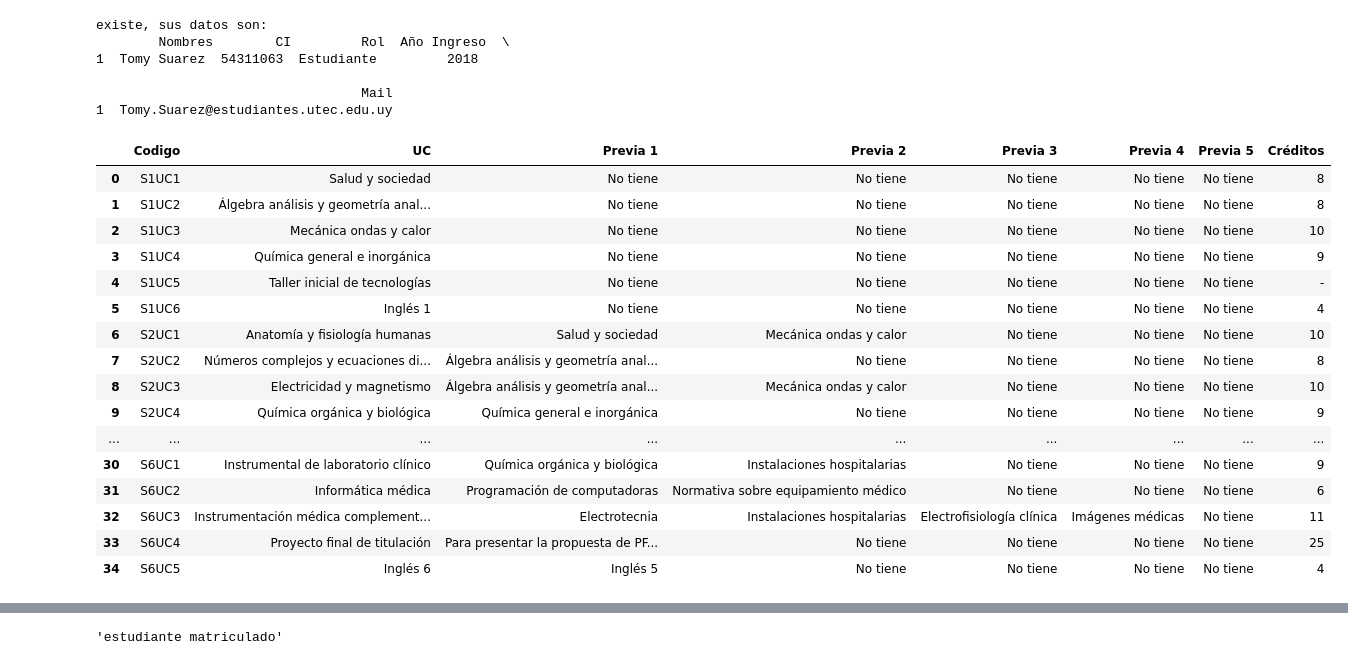
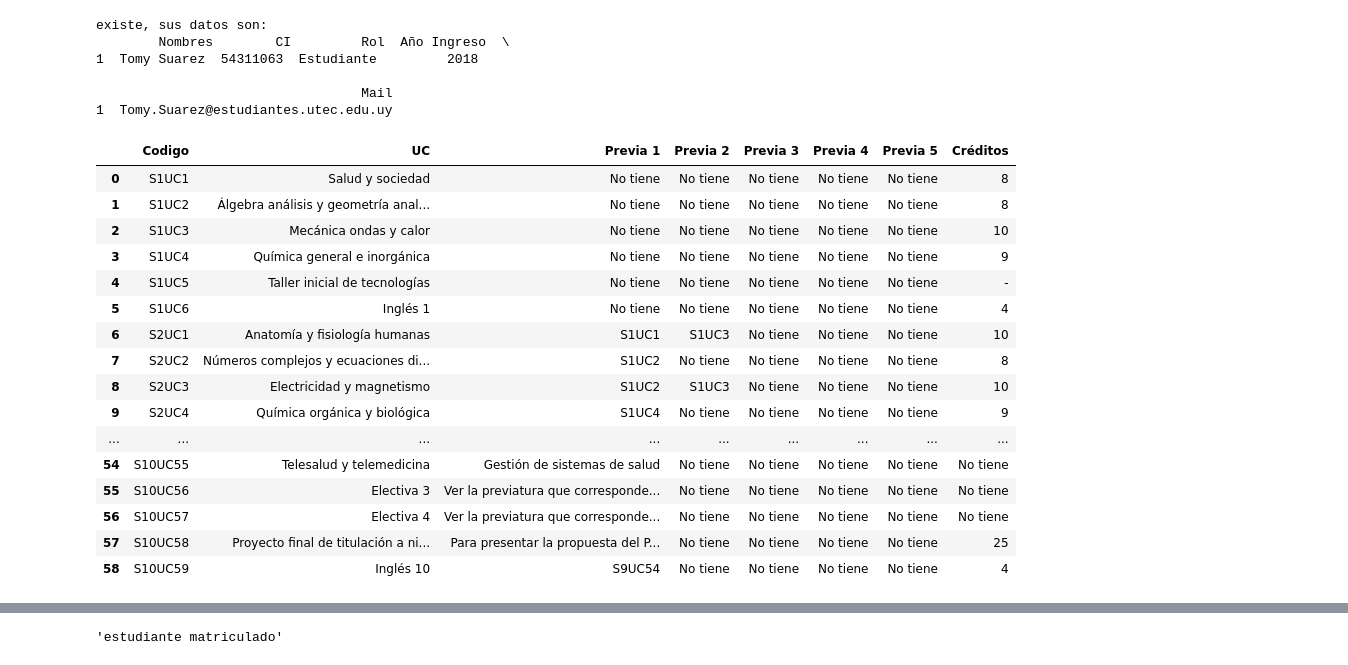
Before and after one commit to tomysuarez1995/Lab3y4_PDA, a Jupyter notebook: conjunto/Pruebas.ipynb, the cells around one changed output, grey strips where cells are left out. Saved outputs shown, nothing was run; the diff lists cells and outputs as text; code cells hidden in the pictures.

```diff
--- a/conjunto/Pruebas.ipynb
+++ b/conjunto/Pruebas.ipynb
@@ -61,22 +63,22 @@ existe, sus datos son:
 1  Tomy.Suarez@estudiantes.utec.edu.uy
 # %%
 import Gestor
-#Gestor.plan_estudio()
+Gestor.plan_estudio()
 # %% [output]
 |  | Codigo | UC | Previa 1 | Previa 2 | Previa 3 | Previa 4 | Previa 5 | Créditos |
 | 0 | S1UC1 | Salud y sociedad | No tiene | No tiene | No tiene | No tiene | No tiene | 8 |
 | 1 | S1UC2 | Álgebra análisis y geometría anal... | No tiene | No tiene | No tiene | No tiene | No tiene | 8 |
 | 2 | S1UC3 | Mecánica ondas y calor | No tiene | No tiene | No tiene | No tiene | No tiene | 10 |
 | 3 | S1UC4 | Química general e inorgánica | No tiene | No tiene | No tiene | No tiene | No tiene | 9 |
 | 4 | S1UC5 | Taller inicial de tecnologías | No tiene | No tiene | No tiene | No tiene | No tiene | - |
 | 5 | S1UC6 | Inglés 1 | No tiene | No tiene | No tiene | No tiene | No tiene | 4 |
-| 6 | S2UC1 | Anatomía y fisiología humanas | Salud y sociedad | Mecánica ondas y calor | No tiene | No tiene | No tiene | 10 |
-| 7 | S2UC2 | Números complejos y ecuaciones di... | Álgebra análisis y geometría anal... | No tiene | No tiene | No tiene | No tiene | 8 |
-| 8 | S2UC3 | Electricidad y magnetismo | Álgebra análisis y geometría anal... | Mecánica ondas y calor | No tiene | No tiene | No tiene | 10 |
-| 9 | S2UC4 | Química orgánica y biológica | Química general e inorgánica | No tiene | No tiene | No tiene | No tiene | 9 |
+| 6 | S2UC1 | Anatomía y fisiología humanas | S1UC1 | S1UC3 | No tiene | No tiene | No tiene | 10 |
+| 7 | S2UC2 | Números complejos y ecuaciones di... | S1UC2 | No tiene | No tiene | No tiene | No tiene | 8 |
+| 8 | S2UC3 | Electricidad y magnetismo | S1UC2 | S1UC3 | No tiene | No tiene | No tiene | 10 |
+| 9 | S2UC4 | Química orgánica y biológica | S1UC4 | No tiene | No tiene | No tiene | No tiene | 9 |
 | ... | ... | ... | ... | ... | ... | ... | ... | ... |
-| 30 | S6UC1 | Instrumental de laboratorio clínico | Química orgánica y biológica | Instalaciones hospitalarias | No tiene | No tiene | No tiene | 9 |
-| 31 | S6UC2 | Informática médica | Programación de computadoras | Normativa sobre equipamiento médico | No tiene | No tiene | No tiene | 6 |
-| 32 | S6UC3 | Instrumentación médica complement... | Electrotecnia | Instalaciones hospitalarias | Electrofisiología clínica | Imágenes médicas | No tiene | 11 |
-| 33 | S6UC4 | Proyecto final de titulación | Para presentar la propuesta de PF... | No tiene | No tiene | No tiene | No tiene | 25 |
-| 34 | S6UC5 | Inglés 6 | Inglés 5 | No tiene | No tiene | No tiene | No tiene | 4 |
+| 54 | S10UC55 | Telesalud y telemedicina | Gestión de sistemas de salud | No tiene | No tiene | No tiene | No tiene | No tiene |
+| 55 | S10UC56 | Electiva 3 | Ver la previatura que corresponde... | No tiene | No tiene | No tiene | No tiene | No tiene |
+| 56 | S10UC57 | Electiva 4 | Ver la previatura que corresponde... | No tiene | No tiene | No tiene | No tiene | No tiene |
+| 57 | S10UC58 | Proyecto final de titulación a ni... | Para presentar la propuesta del P... | No tiene | No tiene | No tiene | No tiene | 25 |
+| 58 | S10UC59 | Inglés 10 | S9UC54 | No tiene | No tiene | No tiene | No tiene | 4 |
```
Also changed, not shown: parts of 6 cells of this notebook, 4 other files.
